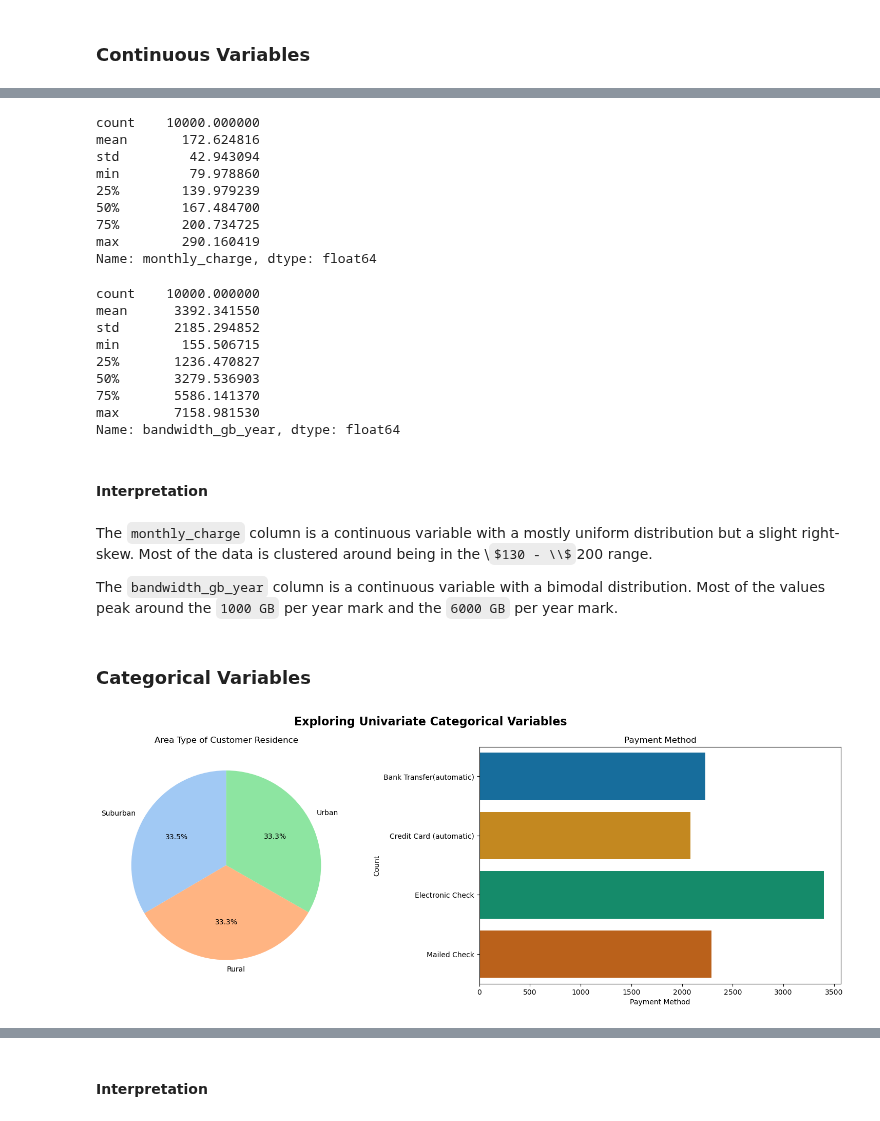
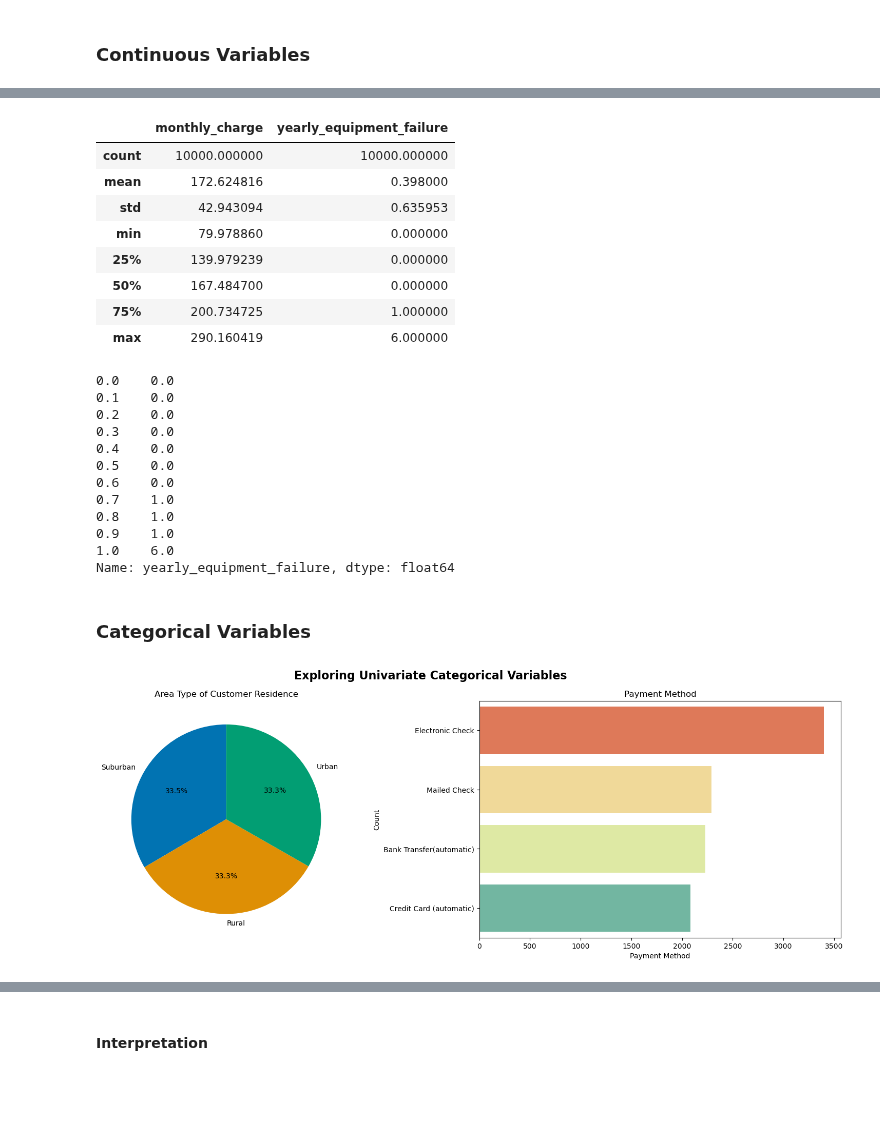
Before and after one commit to smmurdock/WGU-MSDA-DS, a Jupyter notebook: D207/Murdock_Shanay D207 PA Churn.ipynb, the cells around one changed output, grey strips where cells are left out. Saved outputs shown, nothing was run; the diff lists cells and outputs as text; code cells hidden in the pictures; some formulas as TeX source; blank space fills up the shorter version.

```diff
--- a/D207/Murdock_Shanay D207 PA Churn.ipynb
+++ b/D207/Murdock_Shanay D207 PA Churn.ipynb
@@ -236,11 +236,7 @@ nominal_categories = ['area_type', 'time_zone',
 df[nominal_categories] = df[nominal_categories].astype('category')
 
 # Simplify gender responses
-gender_mapping_dict = {'Male': 'M',
-                      'Female': 'F',
-                      'Prefer not to answer': 'NA'}
 df[nominal_categories] = df[nominal_categories].astype('category')
-df['gender'] = df['gender'].replace(gender_mapping_dict)
 
 # Change variables to Booleans
 bool_mapping_dict = {'No': False, 'Yes': True}
@@ -391,65 +383,68 @@ plt.show();
 # %%
-df['monthly_charge'].describe()
+# Description of Continuous Variables
+df[['monthly_charge', 'yearly_equipment_failure']].describe()
 # %% [output]
-count    10000.000000
-mean       172.624816
-std         42.943094
-min         79.978860
-25%        139.979239
-50%        167.484700
-75%        200.734725
-max        290.160419
-Name: monthly_charge, dtype: float64
+|  | monthly_charge | yearly_equipment_failure |
+| count | 10000.000000 | 10000.000000 |
+| mean | 172.624816 | 0.398000 |
+| std | 42.943094 | 0.635953 |
+| min | 79.978860 | 0.000000 |
+| 25% | 139.979239 | 0.000000 |
+| 50% | 167.484700 | 0.000000 |
+| 75% | 200.734725 | 1.000000 |
+| max | 290.160419 | 6.000000 |
 # %%
-df['bandwidth_gb_year'].describe()
+# Description of Continuous Variables
+# (Walker, 2024)
+df['yearly_equipment_failure'].quantile(np.arange(0.0, 1.1, 0.1))
 # %% [output]
-count    10000.000000
-mean      3392.341550
-std       2185.294852
-min        155.506715
-25%       1236.470827
-50%       3279.536903
-75%       5586.141370
-max       7158.981530
-Name: bandwidth_gb_year, dtype: float64
+0.0    0.0
+0.1    0.0
+0.2    0.0
+0.3    0.0
+0.4    0.0
+0.5    0.0
+0.6    0.0
+0.7    1.0
+0.8    1.0
+0.9    1.0
+1.0    6.0
+Name: yearly_equipment_failure, dtype: float64
-# %% [markdown]
-#### Interpretation
-# %% [markdown]
-The `monthly_charge` column is a continuous variable with a mostly uniform distribution but a slight right-skew. Most of the data is clustered around being in the \\$130 - \\$200 range.
-
-The `bandwidth_gb_year` column is a continuous variable with a bimodal distribution. Most of the values peak around the `1000 GB` per year mark and the `6000 GB` per year mark.
 # %% [markdown]
 ### Categorical Variables
 # %%
 # CATEGORICAL VARIABLES
 # area_type, payment_method
 fig, (ax0, ax1) = plt.subplots(1, 2, figsize=(20,6))
 
 # plt.figure(figsize=(15,6))
-fig.suptitle("Exploring Univariate Categorical Variables", fontsize=16, fontweight='bold')
+fig.suptitle("Exploring Univariate Categorical Variables",
+             fontsize=16,
+             fontweight='bold')
 
 # Left plot - area_type
 area_type_counts = df['area_type'].value_counts()
 labels = ['Suburban', 'Rural', 'Urban']
-colors = sns.color_palette('pastel')
+colors = sns.color_palette('colorblind')
 ax0.pie(area_type_counts,
         labels=labels,
         autopct='%1.1f%%',
         startangle=90,
        colors=colors)
 ax0.set(title="Area Type of Customer Residence")
 
 # Right plot - payment_method
-order = df.groupby(by=['payment_method']).size().reset_index(name='Count')
+order = ['Electronic Check', 'Mailed Check', 'Bank Transfer(automatic)',
+         'Credit Card (automatic)']
 sns.countplot(df['payment_method'],
                ax=ax1,
-             palette='colorblind')
+             palette='Spectral', order=order)
 ax1.set(title="Payment Method",
        xlabel="Payment Method",
        ylabel="Count")
 
 # Show the plots
 plt.show();
 # %% [output]
-[figure, old version]
+[figure, new version]
 # %%
```
Also changed, not shown: parts of 10 cells of this notebook.
